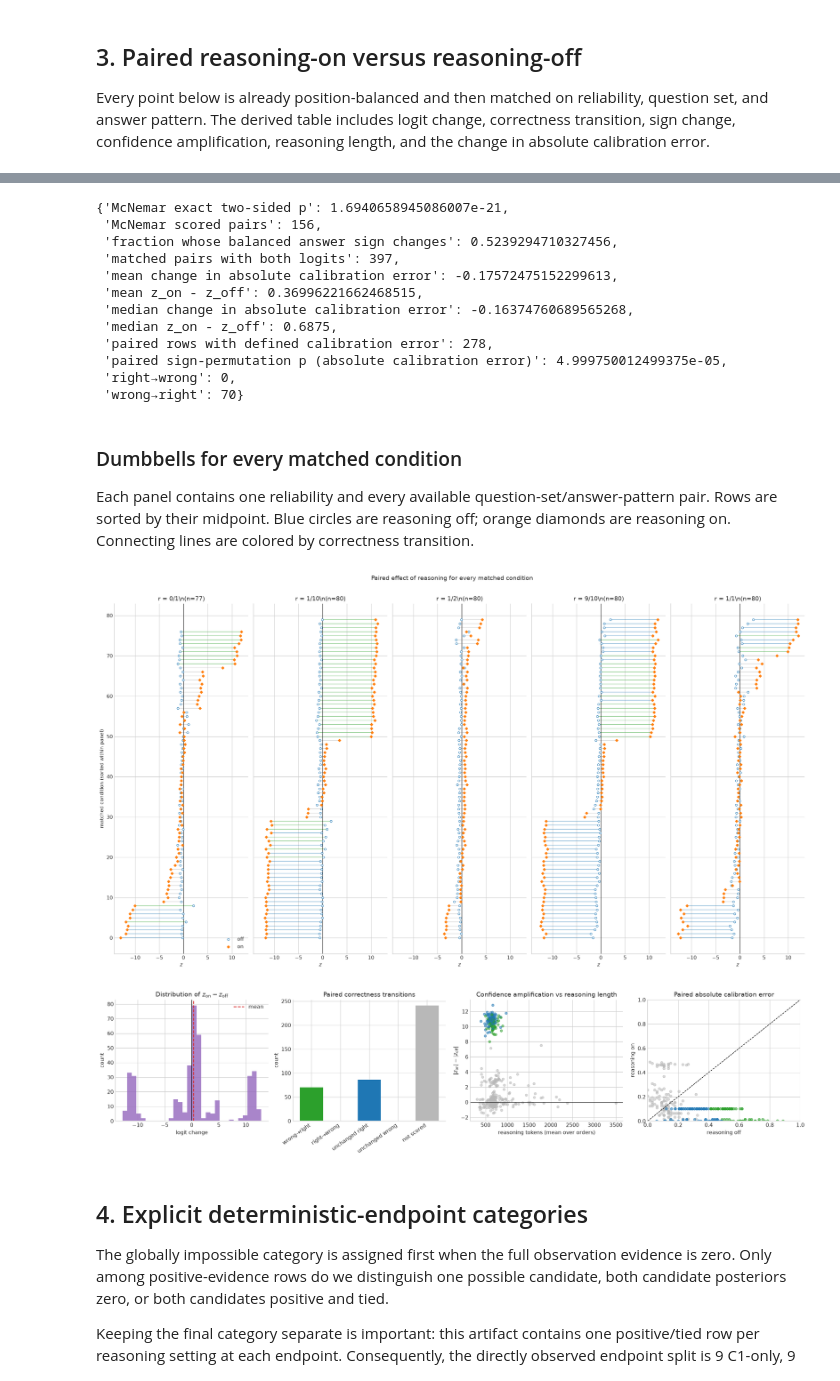
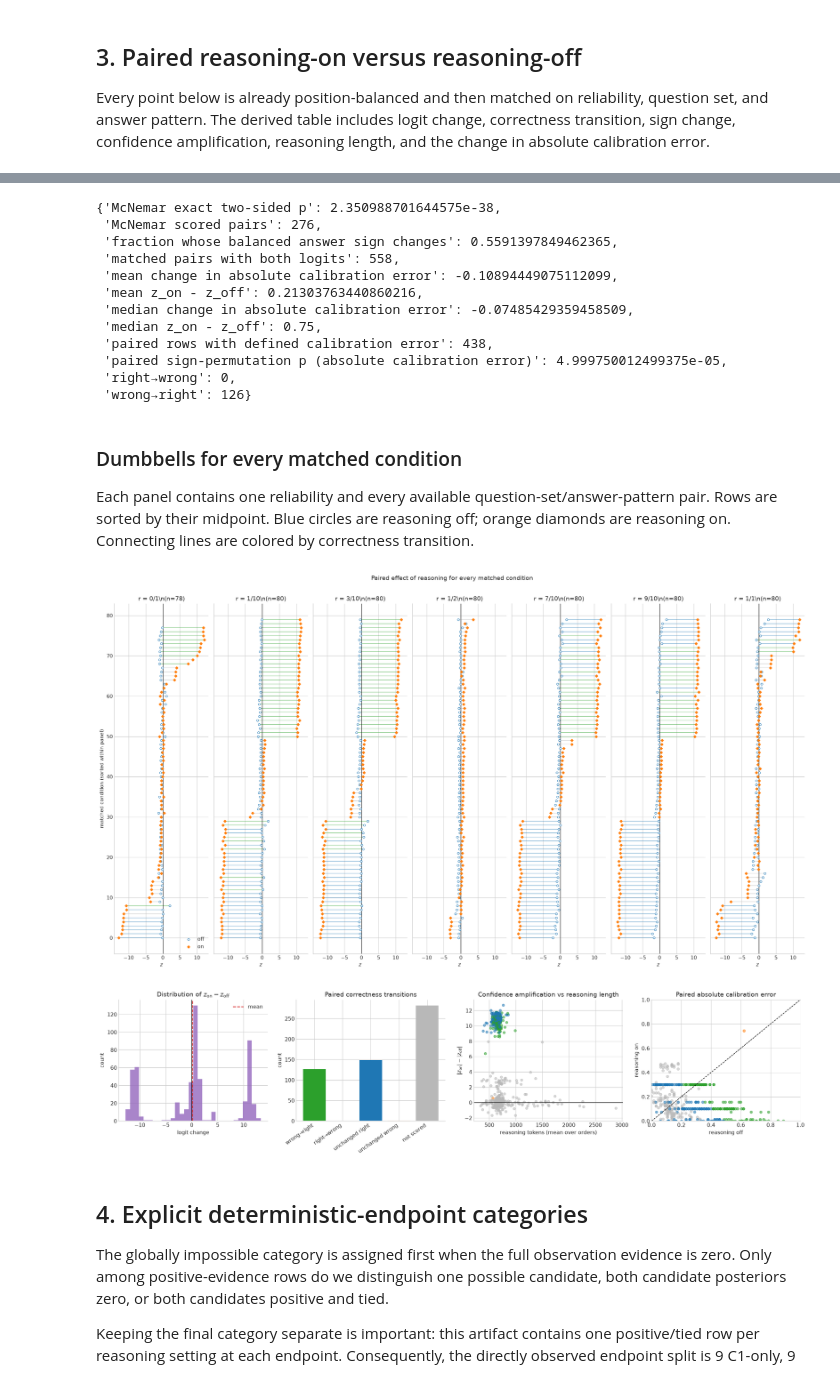
Before and after one commit to sooham/MATS, a Jupyter notebook: notebooks/14_noisy_channel_bayesian_artifact_explorer.ipynb, the cells around one changed output, grey strips where cells are left out. Saved outputs shown, nothing was run; the diff lists cells and outputs as text; code cells hidden in the pictures.

```diff
--- a/notebooks/14_noisy_channel_bayesian_artifact_explorer.ipynb
+++ b/notebooks/14_noisy_channel_bayesian_artifact_explorer.ipynb
@@ -37,8 +37,18 @@ REPO_ROOT = next(
 sys.path.insert(0, str(REPO_ROOT / "notebooks"))
 
 from noisy_channel_artifact_explorer import SQLResult, load_explorer
-
-explorer = load_explorer()
+ENABLE_MTP=True
+DEFAULT_MODEL_KEY="Qwen_Qwen3.5-9B_4c87a623"
+DEFAULT_RUN_ID="agreement_logits_reliability_sweep_generated_answer_line_v1_" + ("mtp" if ENABLE_MTP else "transformers")
+explorer = load_explorer(
+        REPO_ROOT
+        / "artifacts"
+        / "noisy_channel_bayesian_experiment_2"
+        / DEFAULT_MODEL_KEY
+        / "runs"
+        / DEFAULT_RUN_ID
+        / "results.jsonl"
+    )
 plt.style.use("seaborn-v0_8-whitegrid")
 plt.rcParams.update({"figure.dpi": 115, "axes.spines.top": False, "axes.spines.right": False})
 
@@ -546,24 +561,24 @@ paired_effect_summary = {
 }
 pprint(paired_effect_summary)
 # %% [output]
-{'McNemar exact two-sided p': 1.6940658945086007e-21,
- 'McNemar scored pairs': 156,
- 'fraction whose balanced answer sign changes': 0.5239294710327456,
- 'matched pairs with both logits': 397,
- 'mean change in absolute calibration error': -0.17572475152299613,
- 'mean z_on - z_off': 0.36996221662468515,
- 'median change in absolute calibration error': -0.16374760689565268,
- 'median z_on - z_off': 0.6875,
- 'paired rows with defined calibration error': 278,
+{'McNemar exact two-sided p': 2.350988701644575e-38,
+ 'McNemar scored pairs': 276,
+ 'fraction whose balanced answer sign changes': 0.5591397849462365,
+ 'matched pairs with both logits': 558,
+ 'mean change in absolute calibration error': -0.10894449075112099,
+ 'mean z_on - z_off': 0.21303763440860216,
+ 'median change in absolute calibration error': -0.07485429359458509,
+ 'median z_on - z_off': 0.75,
+ 'paired rows with defined calibration error': 438,
  'paired sign-permutation p (absolute calibration error)': 4.999750012499375e-05,
  'right→wrong': 0,
- 'wrong→right': 70}
+ 'wrong→right': 126}
 # %% [markdown]
 ### Dumbbells for every matched condition
 
 Each panel contains one reliability and every available question-set/answer-pattern pair. Rows are sorted by their midpoint. Blue circles are reasoning off; orange diamonds are reasoning on. Connecting lines are colored by correctness transition.
 # %%
-reliability_order = ["0/1", "1/10", "1/2", "9/10", "1/1"]
+reliability_order = ["0/1", "1/10", "3/10", "1/2", "7/10", "9/10", "1/1"]
 transition_colors = {
     "wrong→right": "tab:green",
     "right→wrong": "tab:red",
@@ -585,34 +600,34 @@ for axis, reliability_exact in zip(axes, reliability_order, strict=True):
             linewidth=1.0,
         )
     axis.scatter(
         [row["z_off"] for row in rows],
         range(len(rows)),
         s=16,
         facecolors="white",
         edgecolors="tab:blue",
         linewidths=0.8,
         label="off",
         zorder=3,
     )
     axis.scatter(
         [row["z_on"] for row in rows],
         range(len(rows)),
         s=14,
         color="tab:orange",
         marker="D",
         label="on",
         zorder=3,
     )
     axis.axvline(0, color="black", linewidth=0.8)
     axis.set_title(f"r = {reliability_exact}\\n(n={len(rows)})")
     axis.set_xlabel(r"$z$")
 axes[0].set_ylabel("matched condition (sorted within panel)")
 axes[0].legend(loc="lower right")
 fig.suptitle("Paired effect of reasoning for every matched condition", y=1.01)
 fig.tight_layout()
 plt.show()
 # %% [output]
-[figure, old version]
+[figure, new version]
 # %%
 fig, axes = plt.subplots(1, 4, figsize=(19, 4.6))
 
@@ -675,7 +690,7 @@ axes[3].set(
 fig.tight_layout()
 plt.show()
 # %% [output]
-[figure, old version]
+[figure, new version]
 # %% [markdown]
 ## 4. Explicit deterministic-endpoint categories
 
```
Also changed, not shown: parts of 13 cells of this notebook, 1 other file.
